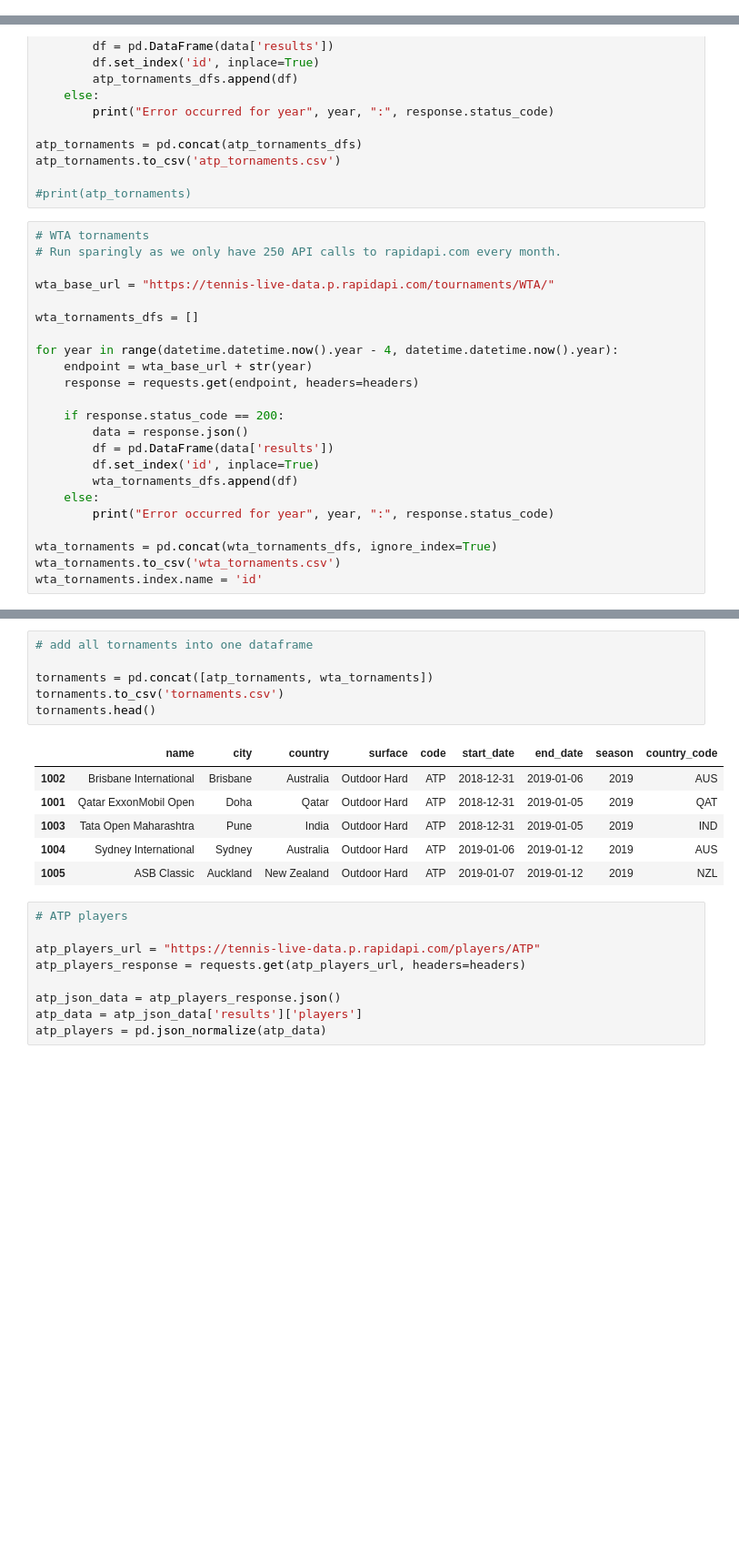
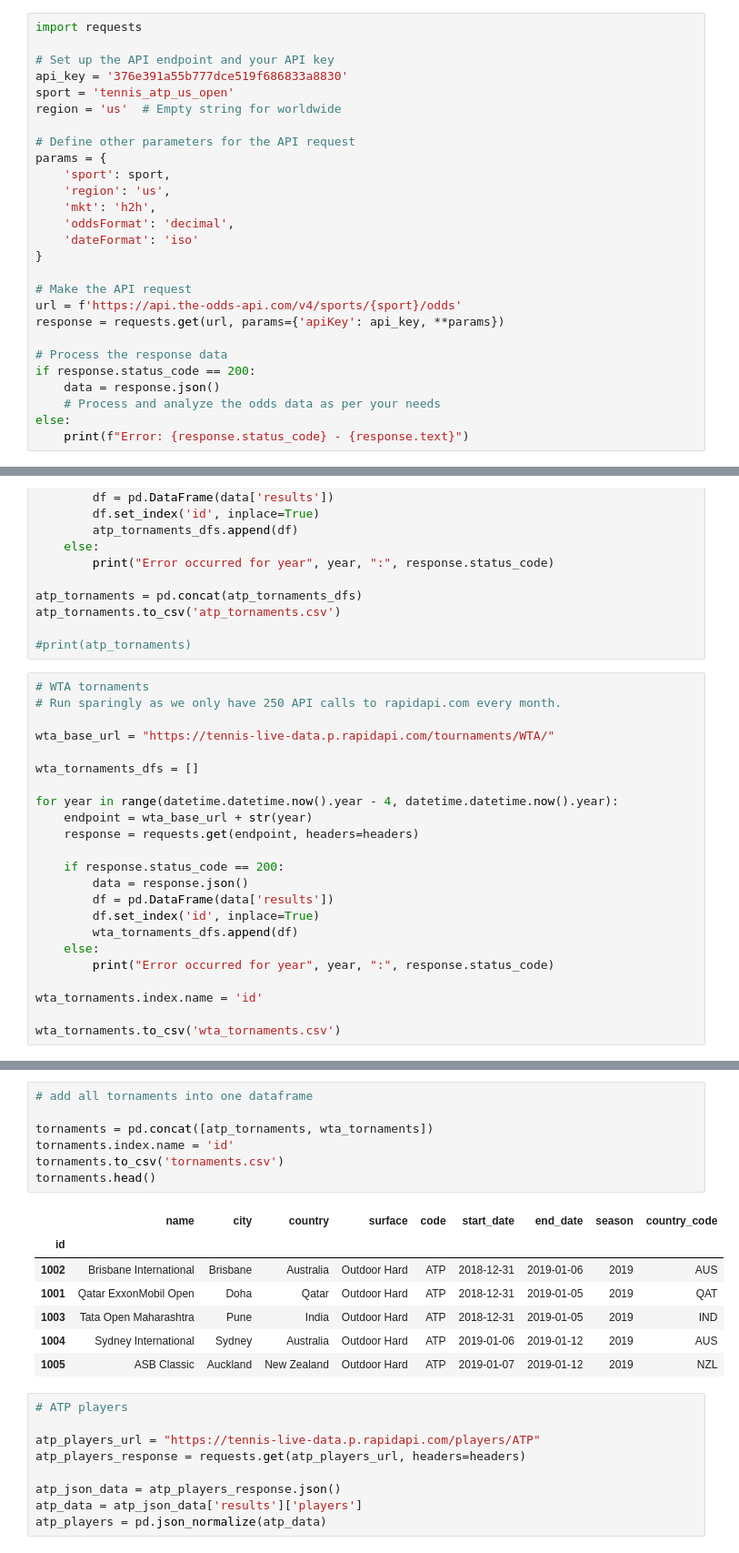
Before and after one commit to mmmcustard/analytics158739, a Jupyter notebook: 158739Assignment4.ipynb, the cells around one changed output, grey strips where cells are left out. Shown at 91% size. Cells and saved outputs as stored; diff of their text form; blank space fills up the shorter version.

```diff
--- a/158739Assignment4.ipynb
+++ b/158739Assignment4.ipynb
@@ -105,3 +102,30 @@ BONUS
 Clearly introduce your problem domain, articulate your research questions and provide an executive summary at the beginning. Follow the provided Jupyter notebook template.
 You must document and explain the reasoning behind the coding steps you are taking and provide explanations of all your graphs and tables as is appropriate. Make sure you label all aspects of your graphs.
 The activities listed under the five stages in the workflow diagram above are a guide only. This means that operations like group-by statements as well as pivot tables could be a part of the ‘Data Wrangling’ phase as EDA, and not only a part of the data analysis phase. Finally, please run your report through an external spell checker and feel free to use ChatGPT judiciously to help you as discussed in class.
+# %%
+import requests
+
+# Set up the API endpoint and your API key
+api_key = '376e391a55b777dce519f686833a8830'
+sport = 'tennis_atp_us_open'
+region = 'us'  # Empty string for worldwide
+
+# Define other parameters for the API request
+params = {
+    'sport': sport,
+    'region': 'us',
+    'mkt': 'h2h',
+    'oddsFormat': 'decimal',
+    'dateFormat': 'iso'
+}
+
+# Make the API request
+url = f'https://api.the-odds-api.com/v4/sports/{sport}/odds'
+response = requests.get(url, params={'apiKey': api_key, **params})
+
+# Process the response data
+if response.status_code == 200:
+    data = response.json()
+    # Process and analyze the odds data as per your needs
+else:
+    print(f"Error: {response.status_code} - {response.text}")
@@ -181,6 +207,6 @@ for year in range(datetime.datetime.now().year - 4, datetime.datetime.now().year
     else:
         print("Error occurred for year", year, ":", response.status_code)
 
-wta_tornaments = pd.concat(wta_tornaments_dfs, ignore_index=True)
+wta_tornaments.index.name = 'id'
+
 wta_tornaments.to_csv('wta_tornaments.csv')
-wta_tornaments.index.name = 'id'
@@ -208,11 +215,13 @@ id
 # %%
 # add all tornaments into one dataframe
 
 tornaments = pd.concat([atp_tornaments, wta_tornaments])
+tornaments.index.name = 'id'
 tornaments.to_csv('tornaments.csv')
 tornaments.head()
 # %% [output]
 |  | name | city | country | surface | code | start_date | end_date | season | country_code |
+| id |  |  |  |  |  |  |  |  |  |
 | 1002 | Brisbane International | Brisbane | Australia | Outdoor Hard | ATP | 2018-12-31 | 2019-01-06 | 2019 | AUS |
 | 1001 | Qatar ExxonMobil Open | Doha | Qatar | Outdoor Hard | ATP | 2018-12-31 | 2019-01-05 | 2019 | QAT |
 | 1003 | Tata Open Maharashtra | Pune | India | Outdoor Hard | ATP | 2018-12-31 | 2019-01-05 | 2019 | IND |
```
Also changed, not shown: parts of 8 cells of this notebook.
